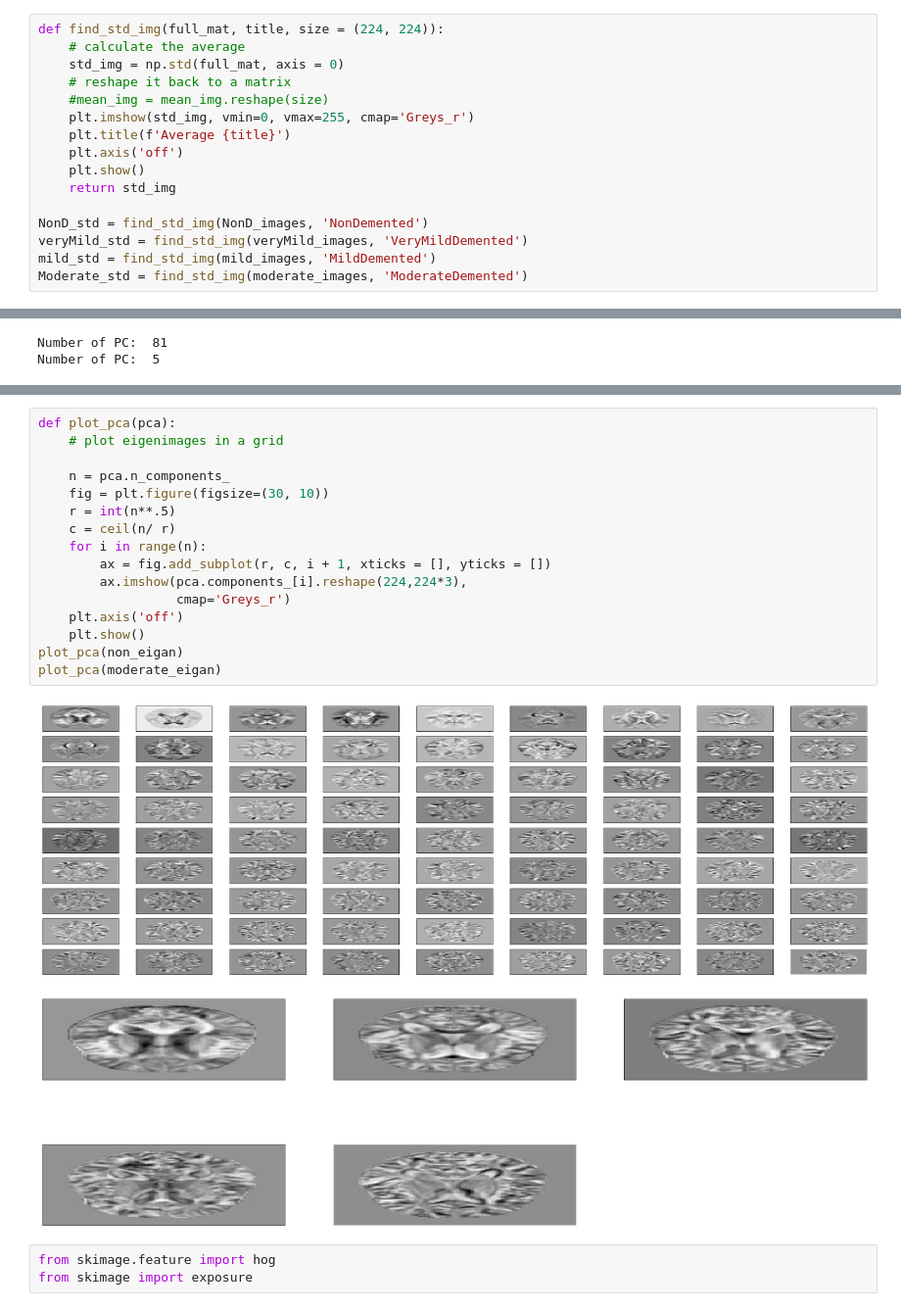
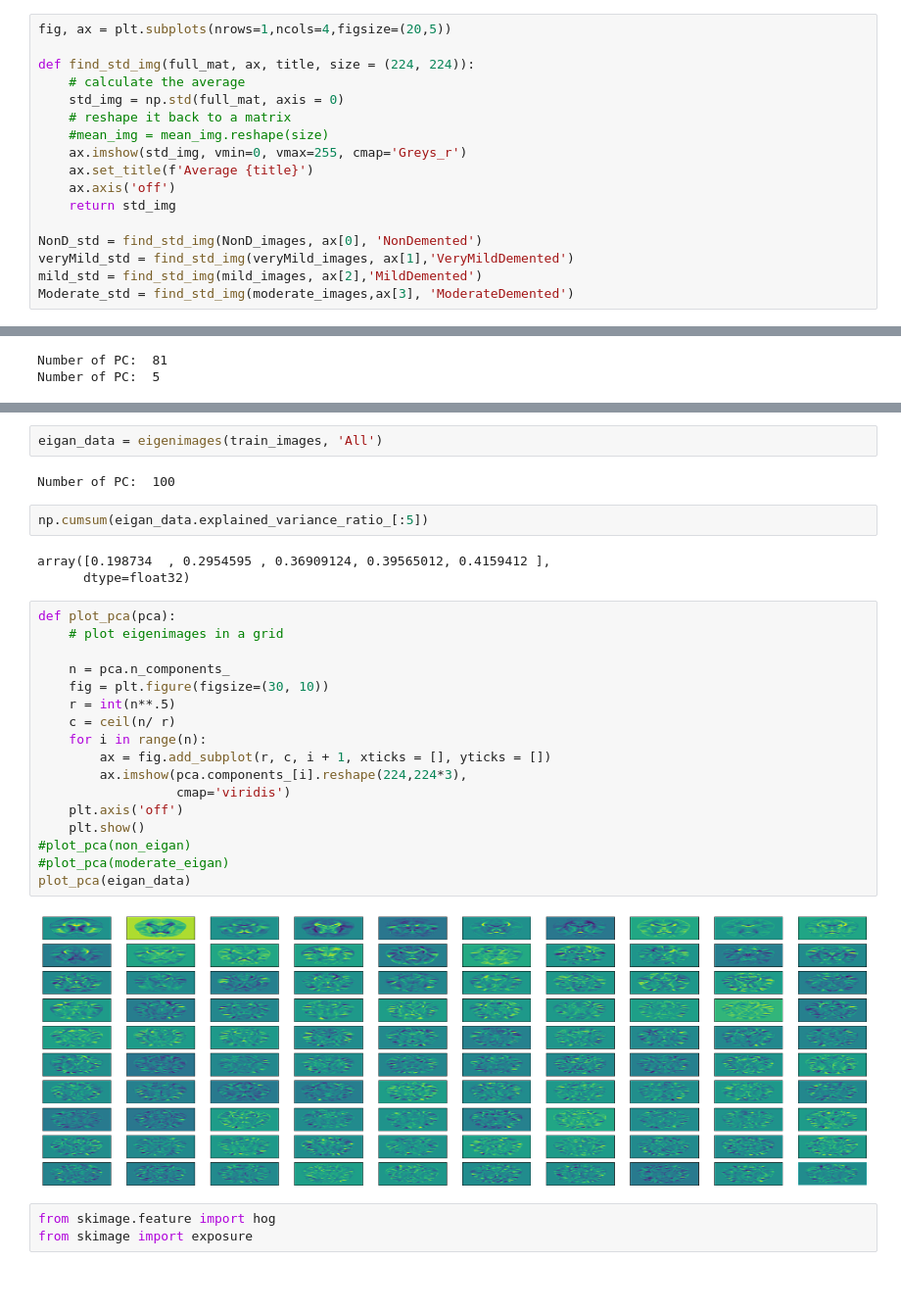
Before and after one commit to Jacobheyman702/Alzheimer_Image_classifier-, a Jupyter notebook: Image_analysis.ipynb, the cells around one changed output, grey strips where cells are left out. Shown at 98% size. Drawn from its saved outputs; the diff is of its cells as text; blank space fills up the shorter version.

```diff
--- a/Image_analysis.ipynb
+++ b/Image_analysis.ipynb
@@ -279,17 +167,18 @@ Moderate_mean = find_mean_img(moderate_images, 'ModerateDemented')
 # %%
-def find_std_img(full_mat, title, size = (224, 224)):
+fig, ax = plt.subplots(nrows=1,ncols=4,figsize=(20,5))
+
+def find_std_img(full_mat, ax, title, size = (224, 224)):
     # calculate the average
     std_img = np.std(full_mat, axis = 0)
     # reshape it back to a matrix
     #mean_img = mean_img.reshape(size)
-    plt.imshow(std_img, vmin=0, vmax=255, cmap='Greys_r')
-    plt.title(f'Average {title}')
-    plt.axis('off')
-    plt.show()
+    ax.imshow(std_img, vmin=0, vmax=255, cmap='Greys_r')
+    ax.set_title(f'Average {title}')
+    ax.axis('off')
     return std_img
 
-NonD_std = find_std_img(NonD_images, 'NonDemented')
-veryMild_std = find_std_img(veryMild_images, 'VeryMildDemented')
-mild_std = find_std_img(mild_images, 'MildDemented')
-Moderate_std = find_std_img(moderate_images, 'ModerateDemented')
+NonD_std = find_std_img(NonD_images, ax[0], 'NonDemented')
+veryMild_std = find_std_img(veryMild_images, ax[1],'VeryMildDemented')
+mild_std = find_std_img(mild_images, ax[2],'MildDemented')
+Moderate_std = find_std_img(moderate_images,ax[3], 'ModerateDemented')
 # %% [output]
@@ -359,22 +206,31 @@ array([0.2980785 , 0.16533564, 0.12617505, 0.06732558, 0.06491658],
+# %%
+eigan_data = eigenimages(train_images, 'All')
+# %% [output]
+Number of PC:  100
+# %%
+np.cumsum(eigan_data.explained_variance_ratio_[:5])
+# %% [output]
+array([0.198734  , 0.2954595 , 0.36909124, 0.39565012, 0.4159412 ],
+      dtype=float32)
 # %%
 def plot_pca(pca):
     # plot eigenimages in a grid
 
     n = pca.n_components_
     fig = plt.figure(figsize=(30, 10))
     r = int(n**.5)
     c = ceil(n/ r)
     for i in range(n):
         ax = fig.add_subplot(r, c, i + 1, xticks = [], yticks = [])
         ax.imshow(pca.components_[i].reshape(224,224*3),
-                  cmap='Greys_r')
+                  cmap='viridis')
     plt.axis('off')
     plt.show()
-plot_pca(non_eigan)
-plot_pca(moderate_eigan)
+#plot_pca(non_eigan)
+#plot_pca(moderate_eigan)
+plot_pca(eigan_data)
 # %% [output]
-[figure, old version]
+[figure, new version]
-[figure, removed]
 # %%
 from skimage.feature import hog
 from skimage import exposure
```
Also changed, not shown: parts of 45 cells of this notebook, 5 other files.
